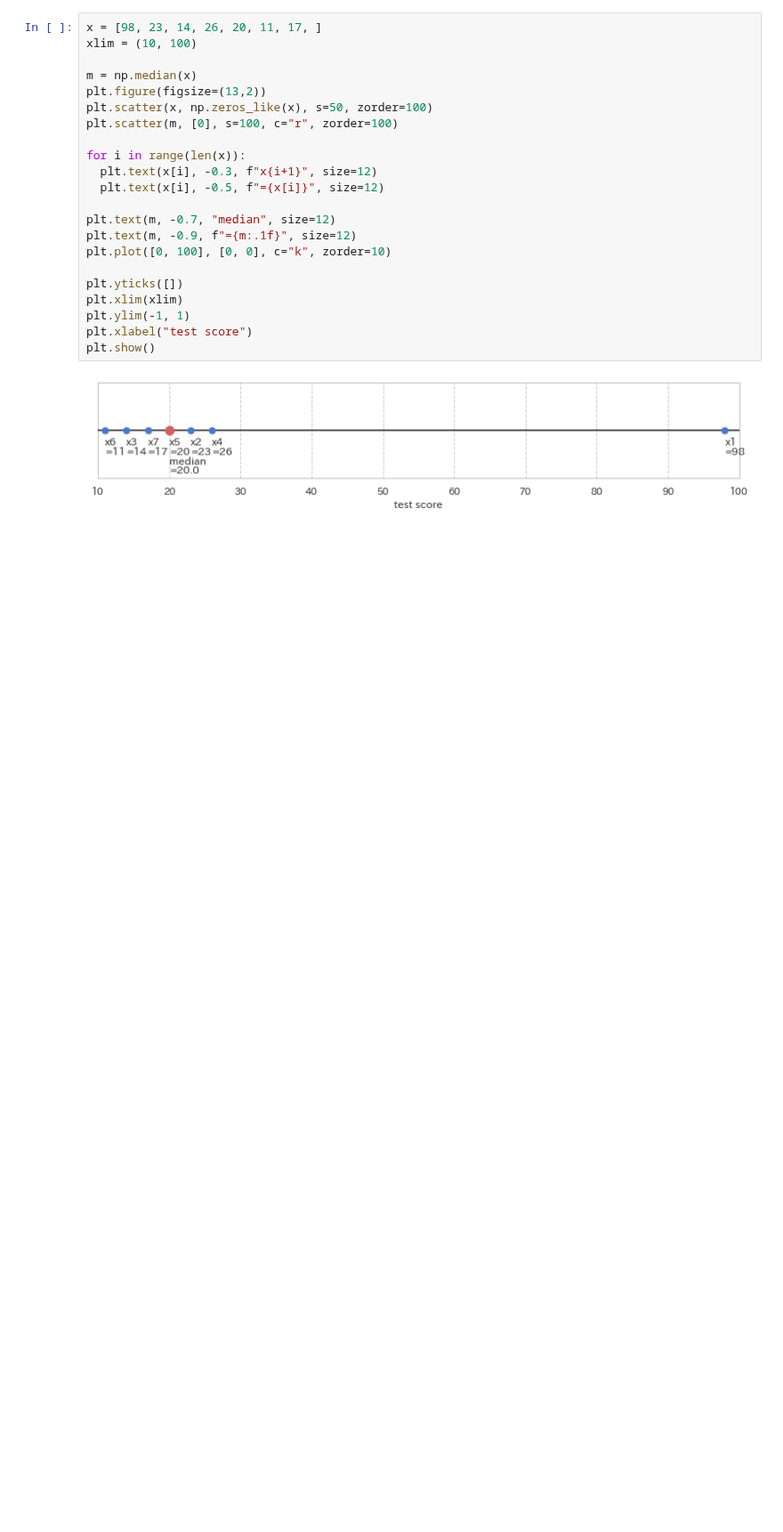
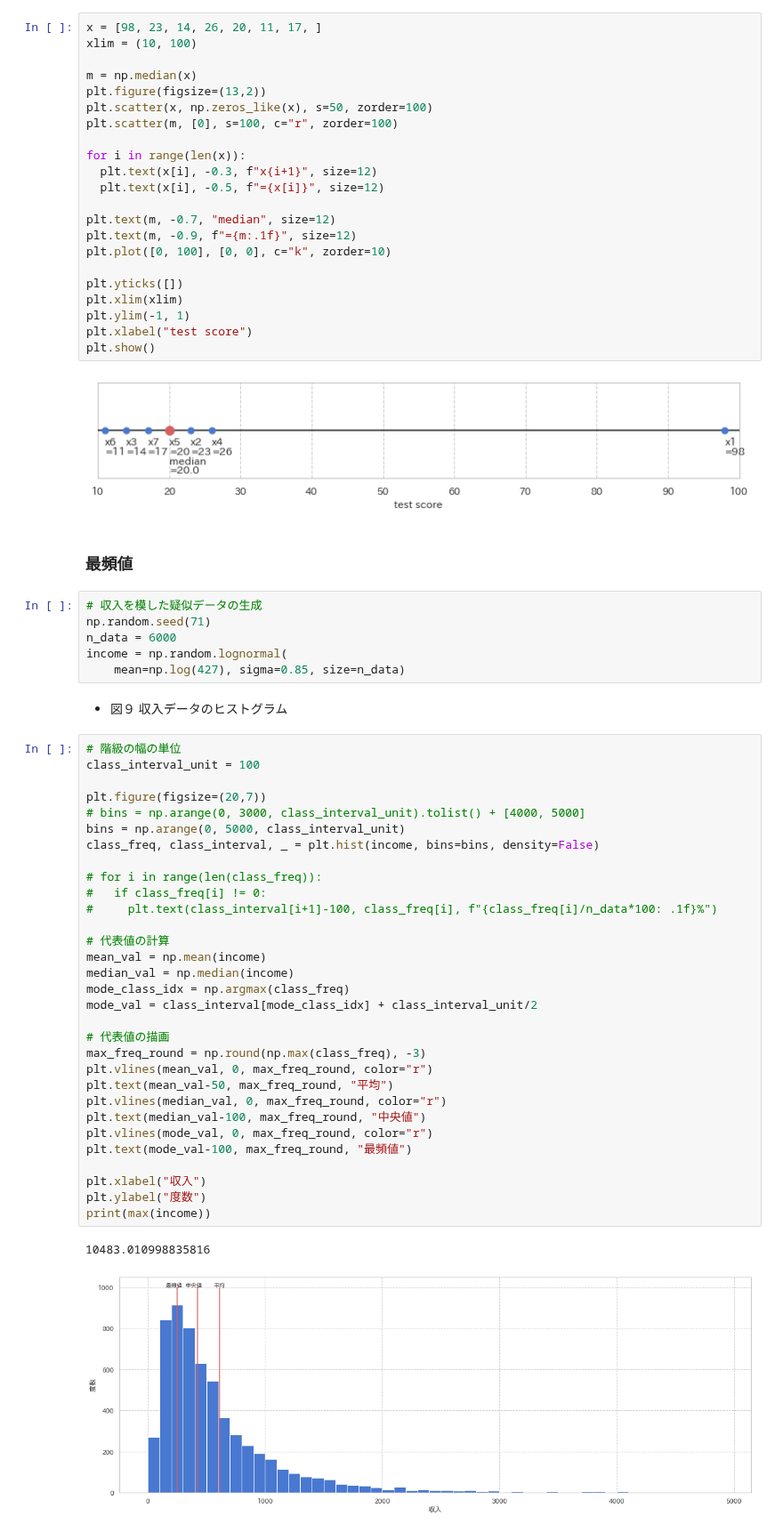
Before and after one commit to zfukuoka/Copying_a_sutra, a Jupyter notebook: SoftwareDesign202010_01/SoftwareDesign202010_0102.ipynb, the cells around one changed output. Shown at 89% size. Saved outputs shown, nothing was run; the diff lists cells and outputs as text; blank space fills up the shorter version.

```diff
--- a/SoftwareDesign202010_01/SoftwareDesign202010_0102.ipynb
+++ b/SoftwareDesign202010_01/SoftwareDesign202010_0102.ipynb
@@ -190,3 +208,47 @@ plt.xlabel("test score")
 plt.show()
 # %% [output]
 [figure]
+# %% [markdown]
+### 最頻値
+# %%
+# 収入を模した疑似データの生成
+np.random.seed(71)
+n_data = 6000
+income = np.random.lognormal(
+    mean=np.log(427), sigma=0.85, size=n_data)
+# %% [markdown]
+* 図９ 収入データのヒストグラム
+# %%
+# 階級の幅の単位
+class_interval_unit = 100
+
+plt.figure(figsize=(20,7))
+# bins = np.arange(0, 3000, class_interval_unit).tolist() + [4000, 5000]
+bins = np.arange(0, 5000, class_interval_unit)
+class_freq, class_interval, _ = plt.hist(income, bins=bins, density=False)
+
+# for i in range(len(class_freq)):
+#   if class_freq[i] != 0:
+#     plt.text(class_interval[i+1]-100, class_freq[i], f"{class_freq[i]/n_data*100: .1f}%")
+
+# 代表値の計算
+mean_val = np.mean(income)
+median_val = np.median(income)
+mode_class_idx = np.argmax(class_freq)
+mode_val = class_interval[mode_class_idx] + class_interval_unit/2
+
+# 代表値の描画
+max_freq_round = np.round(np.max(class_freq), -3)
+plt.vlines(mean_val, 0, max_freq_round, color="r")
+plt.text(mean_val-50, max_freq_round, "平均")
+plt.vlines(median_val, 0, max_freq_round, color="r")
+plt.text(median_val-100, max_freq_round, "中央値")
+plt.vlines(mode_val, 0, max_freq_round, color="r")
+plt.text(mode_val-100, max_freq_round, "最頻値")
+
+plt.xlabel("収入")
+plt.ylabel("度数")
+print(max(income))
+# %% [output]
+10483.010998835816
+[figure, added]
```
Also changed, not shown: parts of 6 cells of this notebook.
